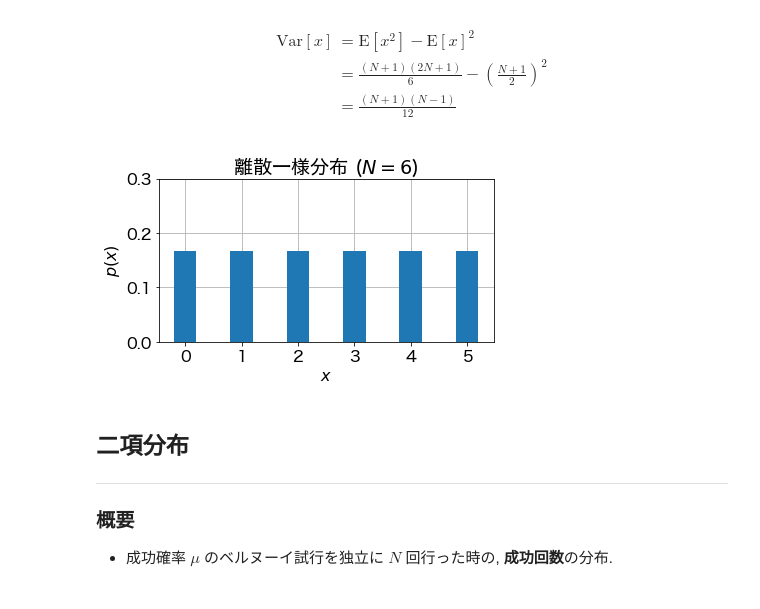
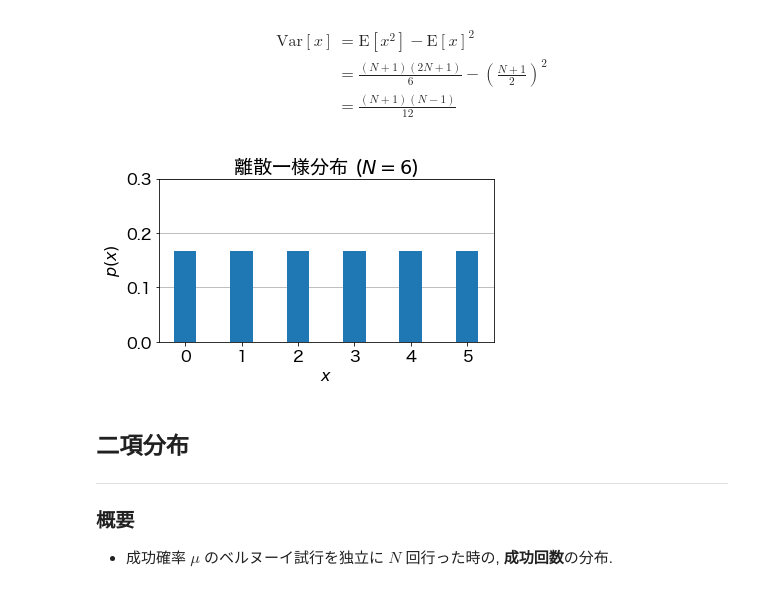
Before and after one commit to tkmyy/semi-prml, a Jupyter notebook: chapter_2/discrete_probability_distributions.ipynb, the cells around one changed output. Drawn from its saved outputs; the diff is of its cells as text; code cells hidden in the pictures.

Commit message:
adjust grids

```diff
--- a/chapter_2/discrete_probability_distributions.ipynb
+++ b/chapter_2/discrete_probability_distributions.ipynb
@@ -48,21 +48,21 @@ $$
 # %%
 def descrete_uniform(N):
     return 1/N
 
 N = 6
 x = np.array([i for i in range(N)])
 p_x = descrete_uniform(N)
 
 plt.figure(figsize=(6, 3))
 plt.bar(x.astype(str), p_x, width=0.4)
 plt.title("離散一様分布 ($N=6$)")
 plt.xlabel("$x$")
 plt.ylabel("$p(x)$")
 plt.ylim(0, 0.3)
-plt.grid()
+plt.grid(axis="y")
 plt.show()
 # %% [output]
-[figure, old version]
+[figure, new version]
 # %% [markdown]
 ## 二項分布
 ---
```
Also changed, not shown: parts of 5 cells of this notebook.
